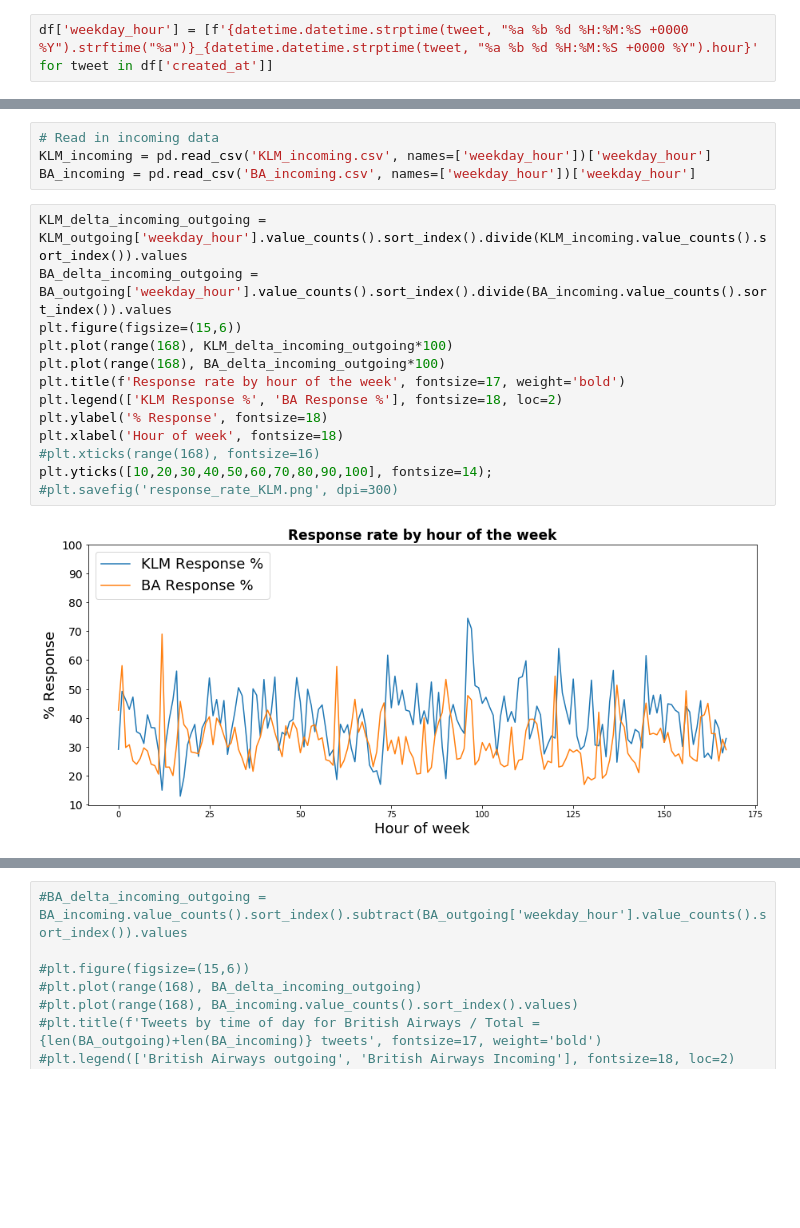
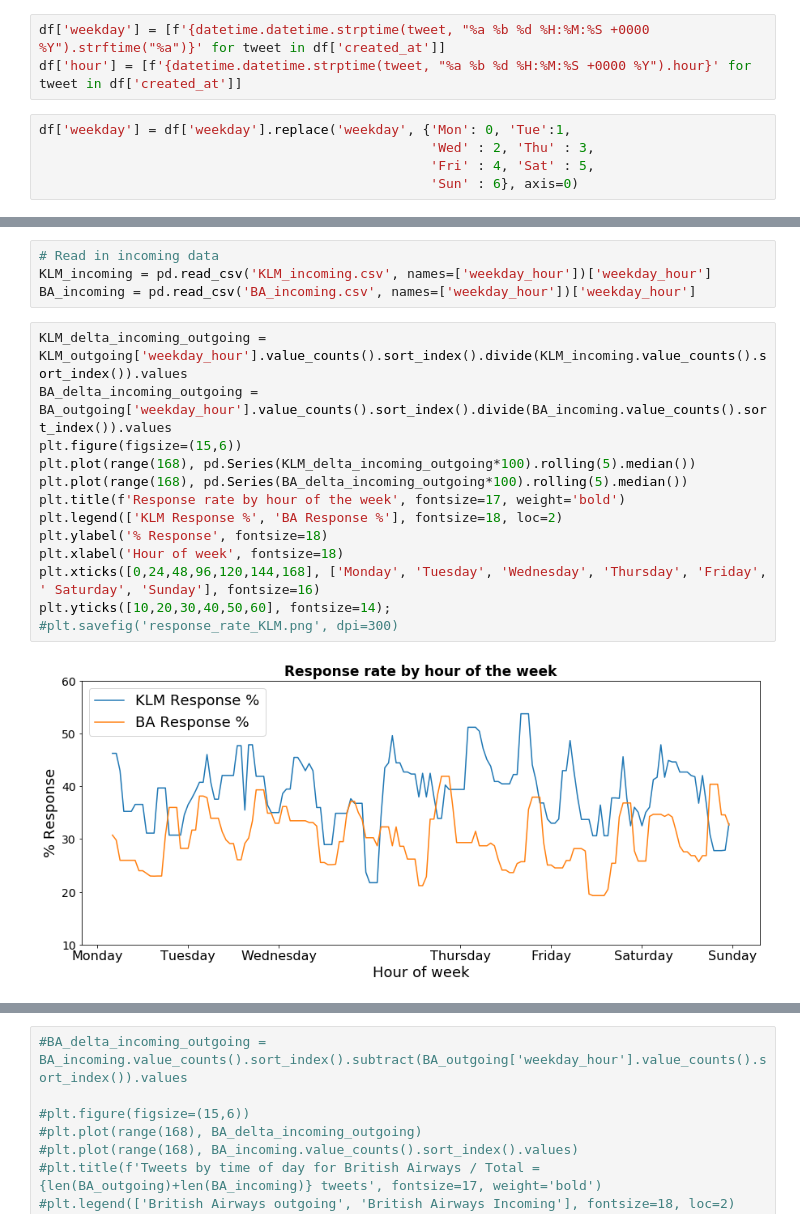
Before and after one commit to dharmsen/DBLDataChallenge, a Jupyter notebook: incoming_outcoming/Incoming_outcoming_viz.ipynb, the cells around one changed output, grey strips where cells are left out. Cells and saved outputs as stored; diff of their text form; blank space fills up the shorter version.

Commit message:
Working on incoming outcoming

```diff
--- a/incoming_outcoming/Incoming_outcoming_viz.ipynb
+++ b/incoming_outcoming/Incoming_outcoming_viz.ipynb
@@ -19,2 +17,8 @@ df.head(3)
 # %%
-df['weekday_hour'] = [f'{datetime.datetime.strptime(tweet, "%a %b %d %H:%M:%S +0000 %Y").strftime("%a")}_{datetime.datetime.strptime(tweet, "%a %b %d %H:%M:%S +0000 %Y").hour}' for tweet in df['created_at']]
+df['weekday'] = [f'{datetime.datetime.strptime(tweet, "%a %b %d %H:%M:%S +0000 %Y").strftime("%a")}' for tweet in df['created_at']]
+df['hour'] = [f'{datetime.datetime.strptime(tweet, "%a %b %d %H:%M:%S +0000 %Y").hour}' for tweet in df['created_at']]
+# %%
+df['weekday'] = df['weekday'].replace('weekday', {'Mon': 0, 'Tue':1,
+                                                  'Wed' : 2, 'Thu' : 3,
+                                                  'Fri' : 4, 'Sat' : 5,
+                                                  'Sun' : 6}, axis=0)
@@ -33,18 +72,18 @@ BA_incoming = pd.read_csv('BA_incoming.csv', names=['weekday_hour'])['weekday_ho
 # %%
 KLM_delta_incoming_outgoing = KLM_outgoing['weekday_hour'].value_counts().sort_index().divide(KLM_incoming.value_counts().sort_index()).values
 BA_delta_incoming_outgoing = BA_outgoing['weekday_hour'].value_counts().sort_index().divide(BA_incoming.value_counts().sort_index()).values
 plt.figure(figsize=(15,6))
-plt.plot(range(168), KLM_delta_incoming_outgoing*100)
-plt.plot(range(168), BA_delta_incoming_outgoing*100)
+plt.plot(range(168), pd.Series(KLM_delta_incoming_outgoing*100).rolling(5).median())
+plt.plot(range(168), pd.Series(BA_delta_incoming_outgoing*100).rolling(5).median())
 plt.title(f'Response rate by hour of the week', fontsize=17, weight='bold')
 plt.legend(['KLM Response %', 'BA Response %'], fontsize=18, loc=2)
 plt.ylabel('% Response', fontsize=18)
 plt.xlabel('Hour of week', fontsize=18)
-#plt.xticks(range(168), fontsize=16)
-plt.yticks([10,20,30,40,50,60,70,80,90,100], fontsize=14);
+plt.xticks([0,24,48,96,120,144,168], ['Monday', 'Tuesday', 'Wednesday', 'Thursday', 'Friday', ' Saturday', 'Sunday'], fontsize=16)
+plt.yticks([10,20,30,40,50,60], fontsize=14);
 #plt.savefig('response_rate_KLM.png', dpi=300)
 # %% [output]
-[figure, old version]
+[figure, new version]
 # %%
 KLM_delta_incoming_outgoing = KLM_incoming.value_counts().sort_index().subtract(KLM_outgoing['weekday_hour'].value_counts().sort_index()).values
 BA_delta_incoming_outgoing = BA_incoming.value_counts().sort_index().subtract(BA_outgoing['weekday_hour'].value_counts().sort_index()).values
```
Also changed, not shown: parts of 5 cells of this notebook.
